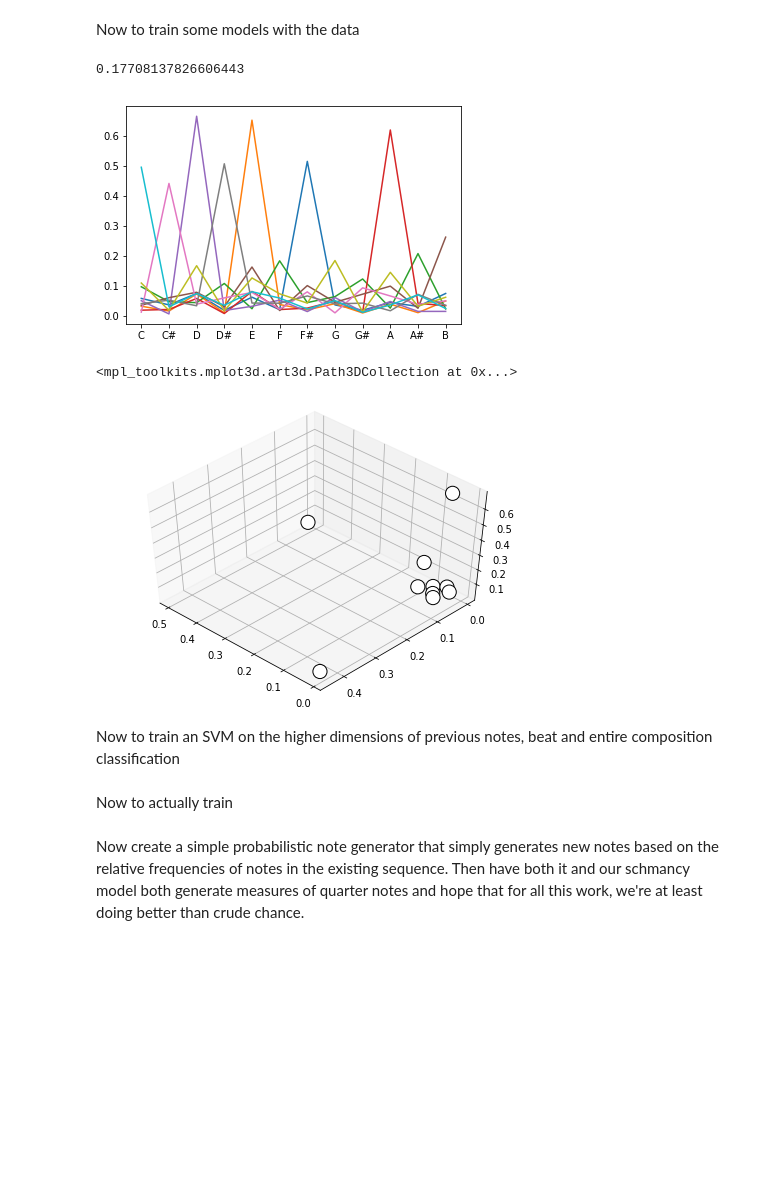
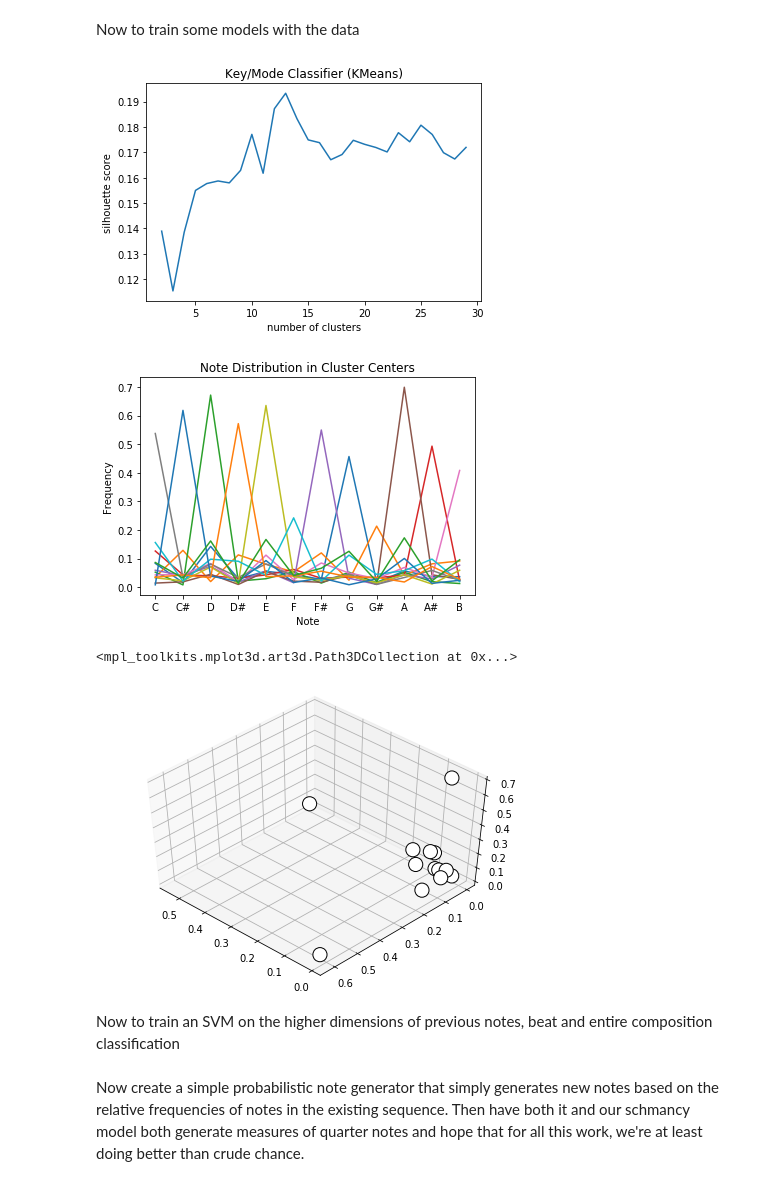
Before and after one commit to thomasjwebb/monophonic-generator, a Jupyter notebook: monophonic-generator.ipynb, the cells around one changed output. Cells and saved outputs as stored; diff of their text form; code cells hidden in the pictures; blank space fills up the shorter version.

Commit message:
Updated report and benchmark model

```diff
--- a/monophonic-generator.ipynb
+++ b/monophonic-generator.ipynb
@@ -226,44 +226,56 @@ from mpl_toolkits.mplot3d import Axes3D
 from sklearn.cluster import KMeans
 from sklearn import metrics
 %matplotlib inline
 
 # To train a classifier with
 note_probabilities = []
 
 for composition in compositions:
     # get note probabilities
     for track in composition.tracks:
         note_probabilities.append(track.note_probabilities())
 
 # print(note_probabilities)
 
-# for i in range(5,20):
-#     kmeans_model = KMeans(n_clusters=i, random_state=1).fit(note_probabilities)
-#     labels = kmeans_model.labels_
-#     print(i)
-#     print(metrics.silhouette_score(note_probabilities, labels, metric='euclidean')) # higher is better
+silhouette_clusters = []
+silhouette_scores = []
+for i in range(2,30):
+    kmeans_model = KMeans(n_clusters=i, random_state=1).fit(note_probabilities)
+    labels = kmeans_model.labels_
+    silhouette_clusters.append(i)
+    silhouette_scores.append(metrics.silhouette_score(note_probabilities, labels, metric='euclidean'))
 
-kmeans_model = KMeans(n_clusters=10, random_state=1).fit(note_probabilities)
+fig, ax = plt.subplots()
+ax.plot(silhouette_clusters, silhouette_scores)
+plt.xlabel('number of clusters')
+plt.ylabel('silhouette score')
+plt.title('Key/Mode Classifier (KMeans)')
+plt.show()
+
+kmeans_model = KMeans(n_clusters=13, random_state=1).fit(note_probabilities)
 labels = kmeans_model.labels_
-print(metrics.silhouette_score(note_probabilities, labels, metric='euclidean')) # higher is better
+# print(metrics.silhouette_score(note_probabilities, labels, metric='euclidean')) # higher is better
 
 # print("Sample cluster: " + str(kmeans_model.predict([compositions[0].tracks[0].note_probabilities()])))
 
 # Print to see if it looks like different modes/keys
 note_names = [str(note) for note in Note]
 for cluster_center in kmeans_model.cluster_centers_:
     plt.plot(cluster_center)
 plt.xticks(np.arange(len(note_names)), [str(note) for note in Note])
+plt.xlabel('Note')
+plt.ylabel('Frequency')
+plt.title('Note Distribution in Cluster Centers')
 plt.show()
 
 fig = plt.figure()
 ax = Axes3D(fig, rect=[0, 0, .95, 1], elev=48, azim=134)
 ax.scatter(kmeans_model.cluster_centers_[:, 0], kmeans_model.cluster_centers_[:, 1], kmeans_model.cluster_centers_[:, 2], marker='o', c="white", alpha=1, s=200, edgecolor='k')
 # %% [output]
+[figure, new version]
+[figure, new version]
-0.17708137826606443
+<mpl_toolkits.mplot3d.art3d.Path3DCollection at 0x...>
-[figure, old version]
-<mpl_toolkits.mplot3d.art3d.Path3DCollection at 0x...>
-[figure, old version]
+[figure, added]
 # %% [markdown]
 Now to train an SVM on the higher dimensions of previous notes, beat and entire composition classification
 # %%
@@ -288,2 +315,0 @@ labels = Normalizer().transform(labels)
-# %% [markdown]
-Now to actually train
```
Also changed, not shown: parts of 3 cells of this notebook, 3 other files.
